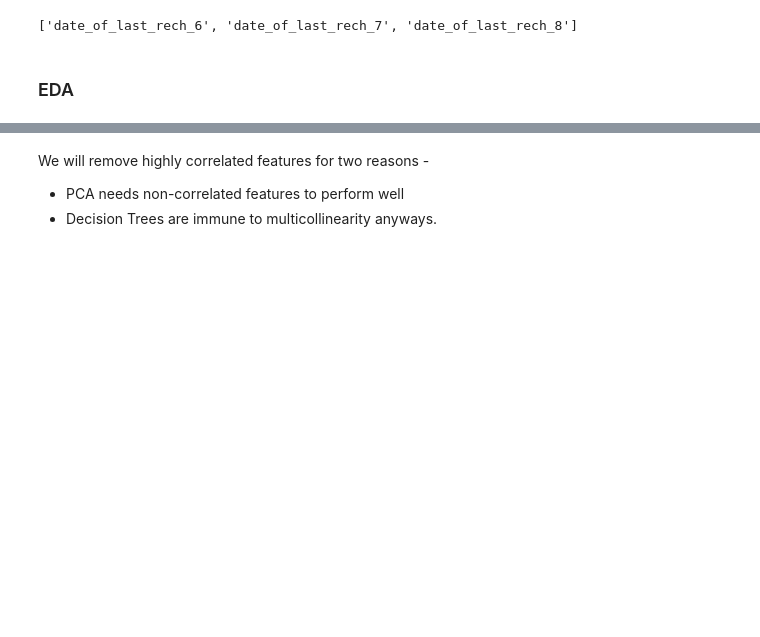
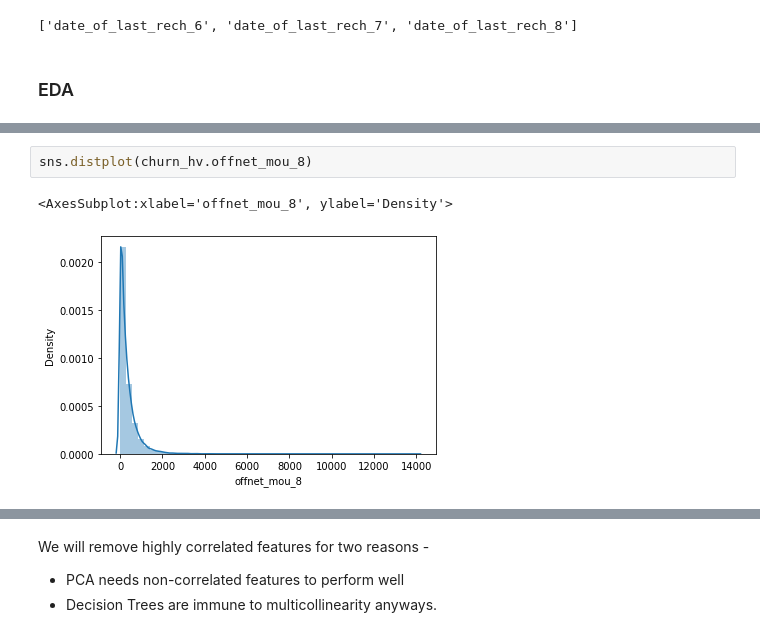
Before and after one commit to bipin-raju/Telecom_churn_case_study, a Jupyter notebook: Telecom Churn Case Study.ipynb, the cells around one changed output, grey strips where cells are left out. Drawn from its saved outputs; the diff is of its cells as text; blank space fills up the shorter version.

```diff
--- a/Telecom Churn Case Study.ipynb
+++ b/Telecom Churn Case Study.ipynb
@@ -402,0 +405,5 @@ cols
+# %%
+sns.distplot(churn_hv.offnet_mou_8)
+# %% [output]
+<AxesSubplot:xlabel='offnet_mou_8', ylabel='Density'>
+[figure, added]
```
Also changed, not shown: parts of 60 cells of this notebook.
